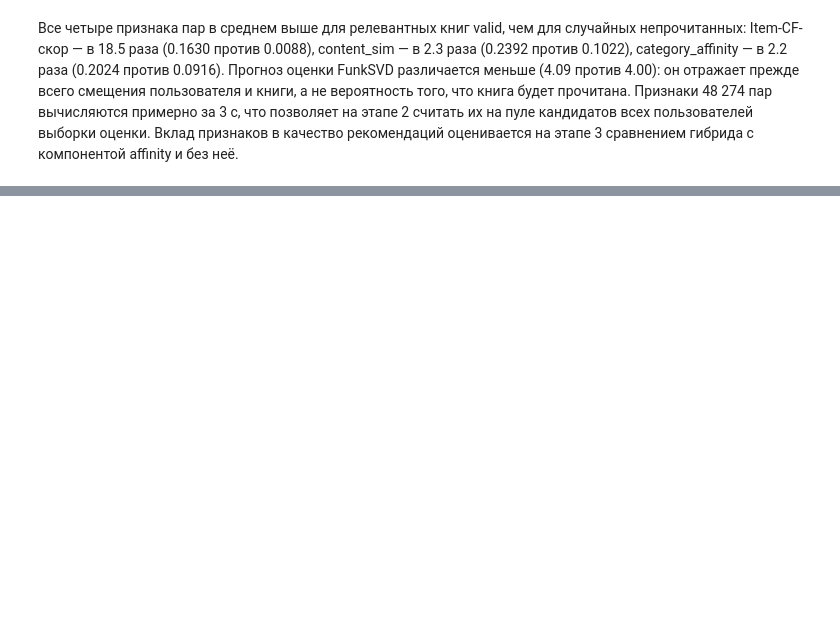
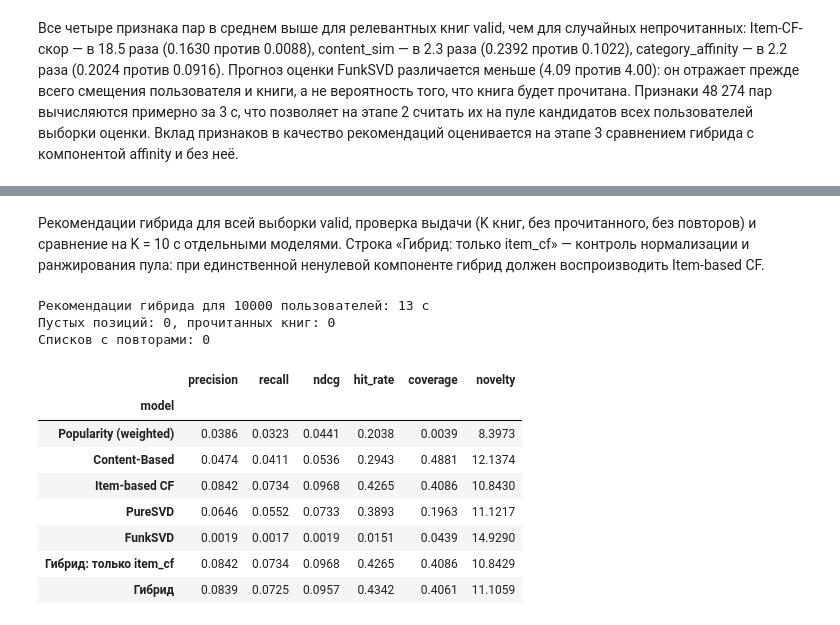
Before and after one commit to a-kapset/Rec_Systems_Session_Project, a Jupyter notebook: notebooks/hybrid_recsys.ipynb, the cells around one changed output, grey strips where cells are left out. Cells and saved outputs as stored; diff of their text form; code cells hidden in the pictures; blank space fills up the shorter version.

```diff
--- a/notebooks/hybrid_recsys.ipynb
+++ b/notebooks/hybrid_recsys.ipynb
@@ -234,0 +304,39 @@ pairs.groupby("pair")[["content_sim", "item_cf_score", "category_affinity", "svd
+# %% [markdown]
+Рекомендации гибрида для всей выборки valid, проверка выдачи (K книг, без прочитанного, без повторов) и сравнение на K = 10 с отдельными моделями. Строка «Гибрид: только item_cf» — контроль нормализации и ранжирования пула: при единственной ненулевой компоненте гибрид должен воспроизводить Item-based CF.
+# %%
+start = time.perf_counter()
+hybrid_recs = hybrid_model.recommend(eval_set.user_ids, 20, exclude=eval_set.seen)
+hybrid_seconds = time.perf_counter() - start
+print(f"Рекомендации гибрида для {eval_set.user_ids.size} пользователей: {hybrid_seconds:.0f} с")
+
+top10 = hybrid_recs[:, :10]
+seen_in_top = int(eval_set.seen[np.repeat(eval_set.user_ids, 10) - 1, top10.ravel() - 1].sum())
+duplicates = sum(np.unique(row).size < row.size for row in top10)
+print(f"Пустых позиций: {(top10 < 0).sum()}, прочитанных книг: {seen_in_top}")
+print(f"Списков с повторами: {duplicates}")
+
+single_models = {**models, "FunkSVD": funk_svd}
+valid_recs = {
+    name: model.recommend(eval_set.user_ids, 20, exclude=eval_set.seen)
+    for name, model in single_models.items()
+}
+only_item_cf = hybrid_model.with_params(
+    weights={"active": {"item_cf": 1.0}, "new": {"item_cf": 1.0}}
+)
+valid_recs["Гибрид: только item_cf"] = only_item_cf.rank(scored, 20)
+valid_recs["Гибрид"] = hybrid_recs
+columns = ["precision", "recall", "ndcg", "hit_rate", "coverage", "novelty"]
+evaluation.compare_recommendations(valid_recs, eval_set).xs(10, level="k")[columns]
+# %% [output]
+Рекомендации гибрида для 10000 пользователей: 13 с
+Пустых позиций: 0, прочитанных книг: 0
+Списков с повторами: 0
+|  | precision | recall | ndcg | hit_rate | coverage | novelty |
+| model |  |  |  |  |  |  |
+| Popularity (weighted) | 0.0386 | 0.0323 | 0.0441 | 0.2038 | 0.0039 | 8.3973 |
+| Content-Based | 0.0474 | 0.0411 | 0.0536 | 0.2943 | 0.4881 | 12.1374 |
+| Item-based CF | 0.0842 | 0.0734 | 0.0968 | 0.4265 | 0.4086 | 10.8430 |
+| PureSVD | 0.0646 | 0.0552 | 0.0733 | 0.3893 | 0.1963 | 11.1217 |
+| FunkSVD | 0.0019 | 0.0017 | 0.0019 | 0.0151 | 0.0439 | 14.9290 |
+| Гибрид: только item_cf | 0.0842 | 0.0734 | 0.0968 | 0.4265 | 0.4086 | 10.8429 |
+| Гибрид | 0.0839 | 0.0725 | 0.0957 | 0.4342 | 0.4061 | 11.1059 |
```
Also changed, not shown: parts of 21 cells of this notebook, 12 other files.
